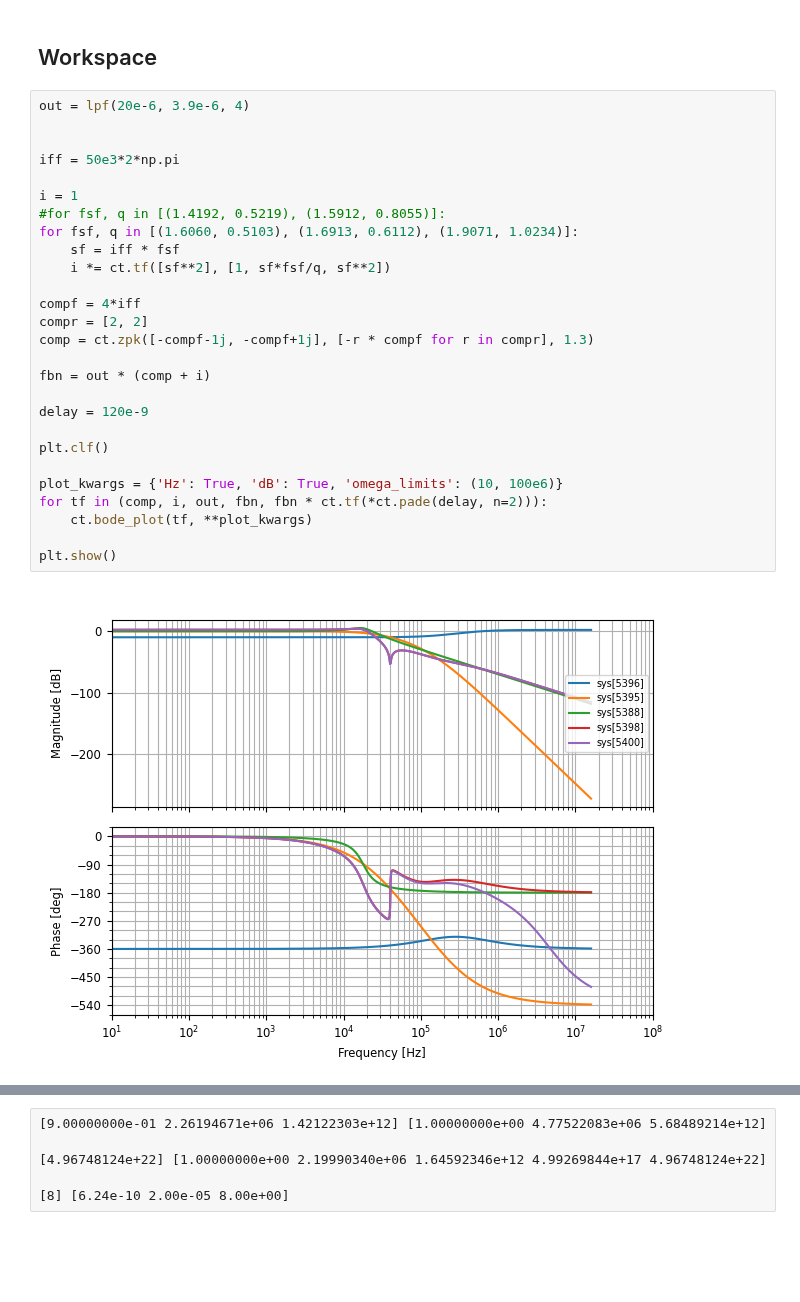
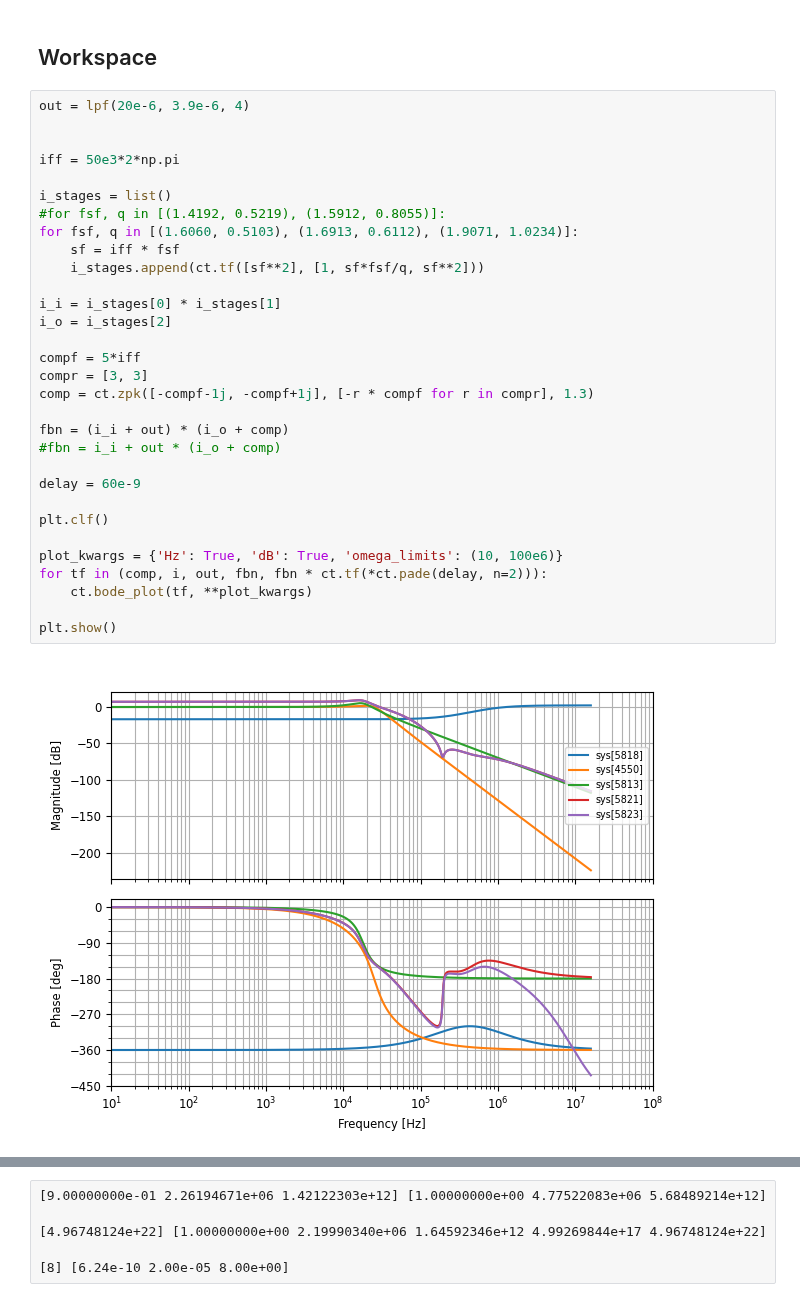
Before and after one commit to aaronlockhartdev/class-d-amp, a Jupyter notebook: loop_analysis/main.ipynb, the cells around one changed output, grey strips where cells are left out. Saved outputs shown, nothing was run; the diff lists cells and outputs as text; blank space fills up the shorter version.

```diff
--- a/loop_analysis/main.ipynb
+++ b/loop_analysis/main.ipynb
@@ -275,32 +275,36 @@ def load_sapwin(filename: str) -> Callable[[],ct.TransferFunction]:
 # %%
 out = lpf(20e-6, 3.9e-6, 4)
 
 
 iff = 50e3*2*np.pi
 
-i = 1
+i_stages = list()
 #for fsf, q in [(1.4192, 0.5219), (1.5912, 0.8055)]:
 for fsf, q in [(1.6060, 0.5103), (1.6913, 0.6112), (1.9071, 1.0234)]:
     sf = iff * fsf
-    i *= ct.tf([sf**2], [1, sf*fsf/q, sf**2])
+    i_stages.append(ct.tf([sf**2], [1, sf*fsf/q, sf**2]))
 
-compf = 4*iff
-compr = [2, 2]
+i_i = i_stages[0] * i_stages[1]
+i_o = i_stages[2]
+
+compf = 5*iff
+compr = [3, 3]
 comp = ct.zpk([-compf-1j, -compf+1j], [-r * compf for r in compr], 1.3)
 
-fbn = out * (comp + i)
+fbn = (i_i + out) * (i_o + comp)
+#fbn = i_i + out * (i_o + comp)
 
-delay = 120e-9
+delay = 60e-9
 
 plt.clf()
 
 plot_kwargs = {'Hz': True, 'dB': True, 'omega_limits': (10, 100e6)}
 for tf in (comp, i, out, fbn, fbn * ct.tf(*ct.pade(delay, n=2))):
     ct.bode_plot(tf, **plot_kwargs)
 
 plt.show()
 # %% [output]
-[figure, old version]
+[figure, new version]
 # %%
 %%time
 plot(fbn, 10, 20e6, delay=delay)
```
Also changed, not shown: parts of 3 cells of this notebook, 3 other files.
